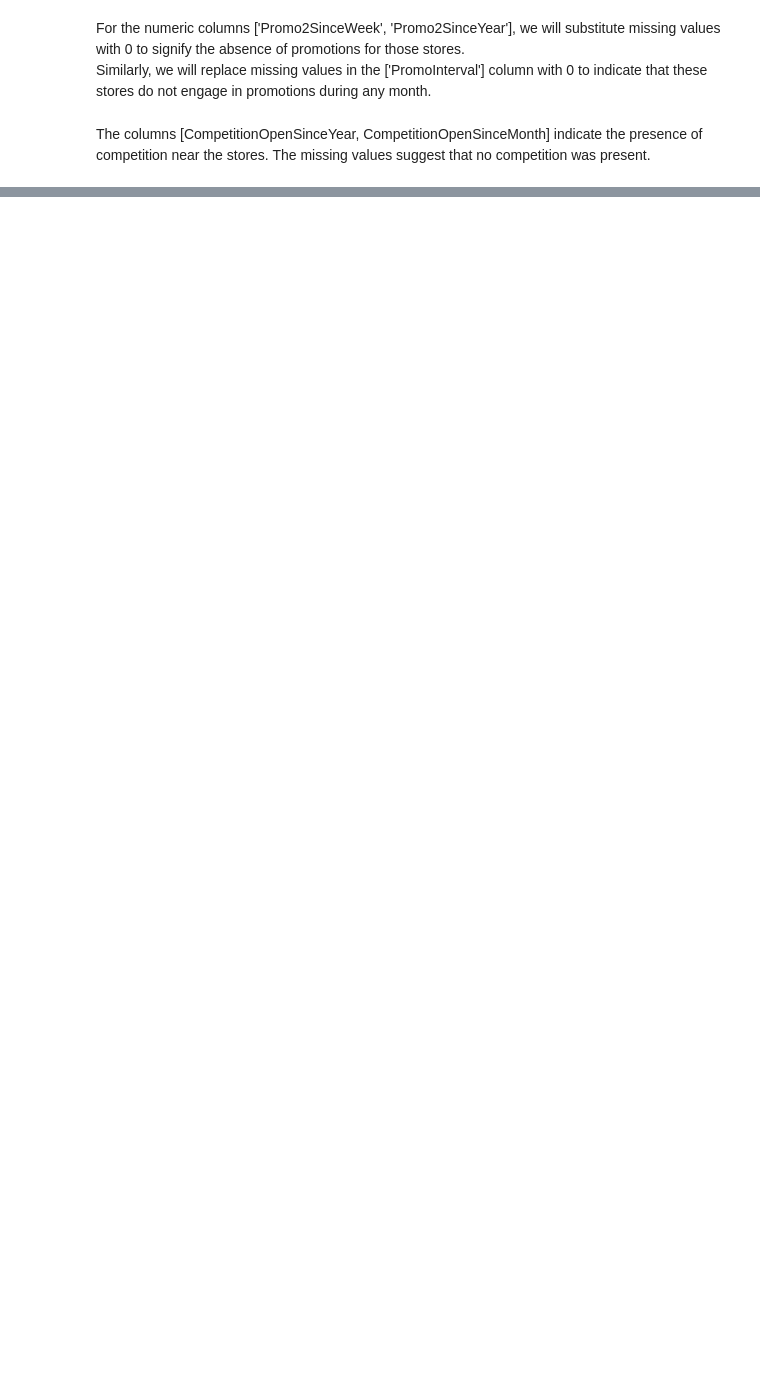
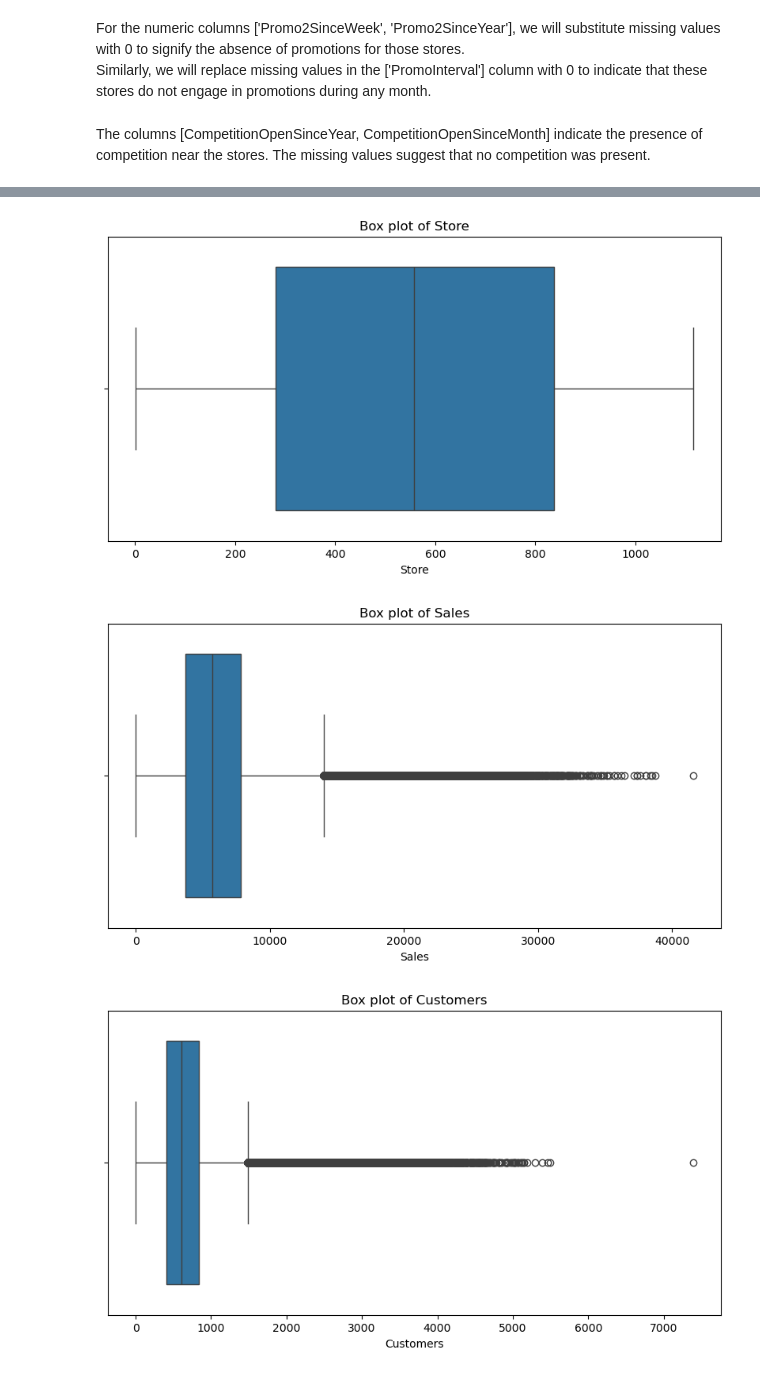
Before and after one commit to nolawit-fant/Rossmann-sales-forecast, a Jupyter notebook: notebooks/preprocessing.ipynb, the cells around one changed output, grey strips where cells are left out. Cells and saved outputs as stored; diff of their text form; code cells hidden in the pictures; blank space fills up the shorter version.

Commit message:
cleaning the data

```diff
--- a/notebooks/preprocessing.ipynb
+++ b/notebooks/preprocessing.ipynb
@@ -213,3 +215,7 @@ data['PromoInterval'] = data['PromoInterval'].fillna(0)
 logger.info('from the merged data  rows with missing values are filled with 0')
 # %% [markdown]
 The columns [CompetitionOpenSinceYear, CompetitionOpenSinceMonth] indicate the presence of competition near the stores. The missing values suggest that no competition was present.
+# %%
+data['CompetitionOpenSinceYear'] = data['CompetitionOpenSinceYear'].fillna(0)
+data['CompetitionOpenSinceMonth'] = data['CompetitionOpenSinceMonth'].fillna(0)
+logger.info('from the merged data rows  missing rows that indicate no competion are filled with 0')
@@ -215,0 +226,4 @@ The columns [CompetitionOpenSinceYear, CompetitionOpenSinceMonth] indicate the p
+# %%
+median_distance = data['CompetitionDistance'].median()
+data['CompetitionDistance'] = data['CompetitionDistance'].fillna(median_distance)
+logger.info(' missing values from CompetionDistance coulumns is filled with most frequent value')
@@ -215,0 +267,3 @@ The columns [CompetitionOpenSinceYear, CompetitionOpenSinceMonth] indicate the p
+# %%
+data['Date'] = pd.to_datetime(data["Date"])
+data_test['Date'] = pd.to_datetime(data_test["Date"])
@@ -215,0 +272,9 @@ The columns [CompetitionOpenSinceYear, CompetitionOpenSinceMonth] indicate the p
+# %%
+columns = ['Store','Sales', 'Customers', 'Date', 'CompetitionDistance']
+# outlier plot for each variable in columns of merged dataset
+cols = data[columns]
+outlier_box_plots(cols)
+# %% [output]
+[figure, added]
+[figure, added]
+[figure, added]
```
Also changed, not shown: parts of 18 cells of this notebook, 1 other file.
